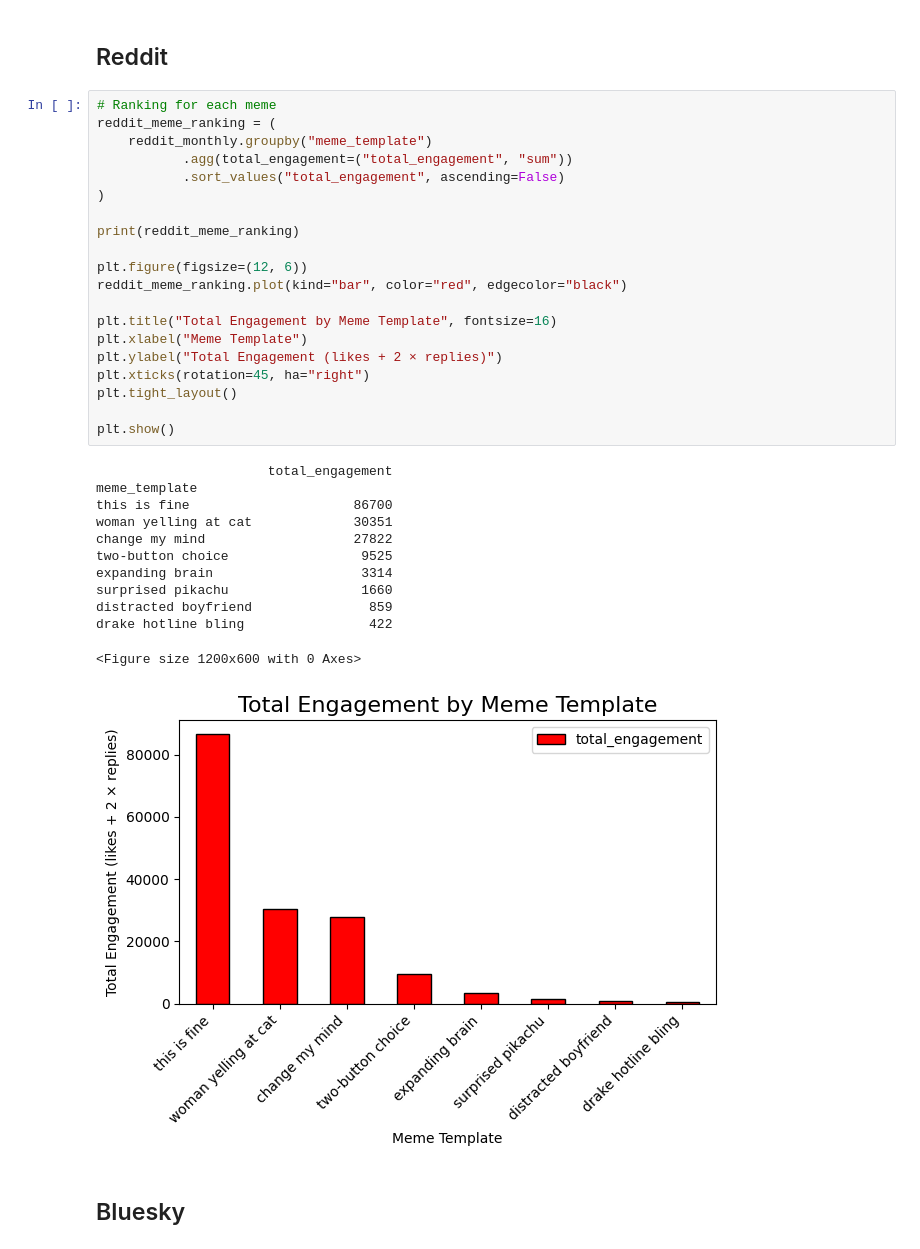
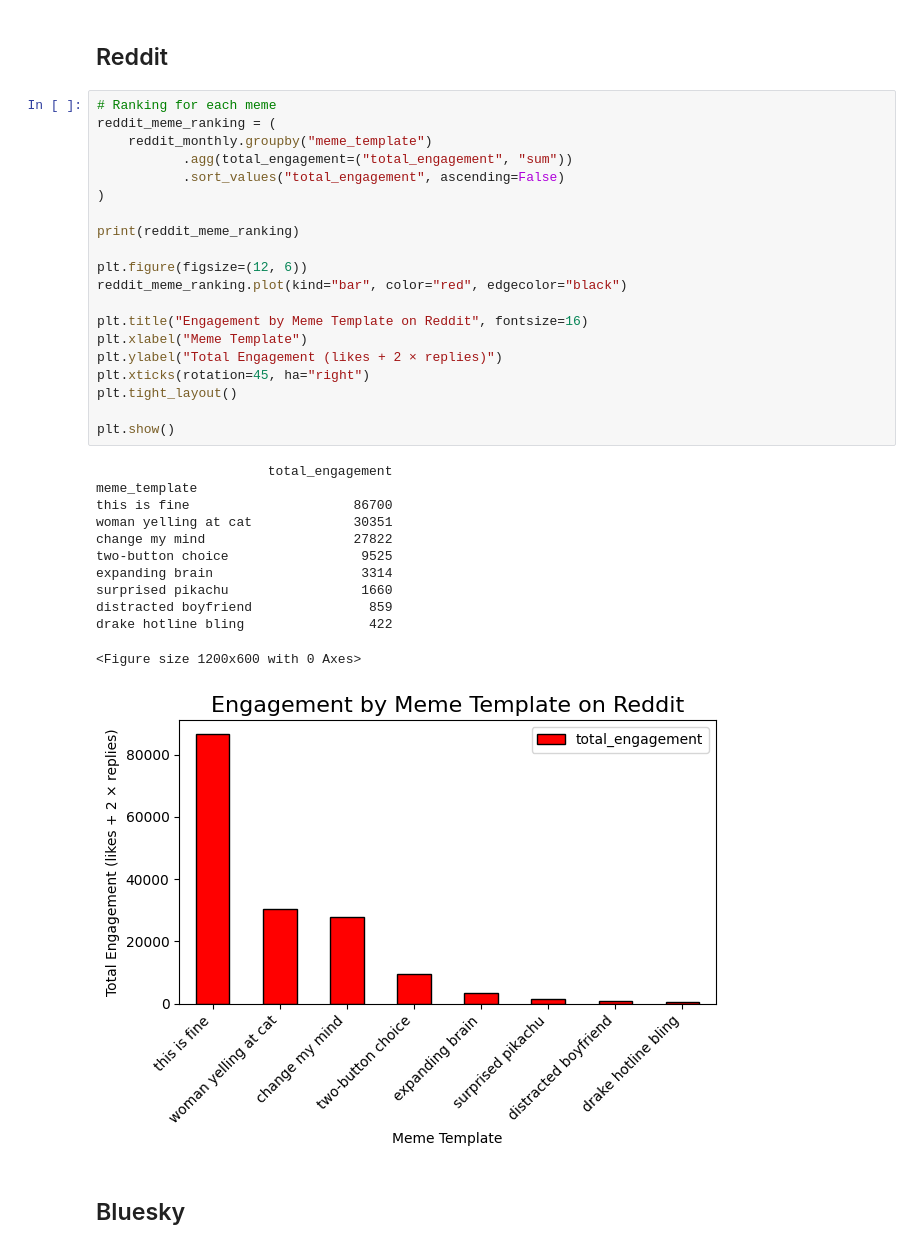
Before and after one commit to aksharabruno/meme-analysis-project, a Jupyter notebook: meme_project_outline.ipynb, the cells around one changed output. Saved outputs shown, nothing was run; the diff lists cells and outputs as text.

```diff
--- a/meme_project_outline.ipynb
+++ b/meme_project_outline.ipynb
@@ -1134,35 +1131,35 @@ for template in templates:
 # Ranking for each meme
 reddit_meme_ranking = (
     reddit_monthly.groupby("meme_template")
            .agg(total_engagement=("total_engagement", "sum"))
            .sort_values("total_engagement", ascending=False)
 )
 
 print(reddit_meme_ranking)
 
 plt.figure(figsize=(12, 6))
 reddit_meme_ranking.plot(kind="bar", color="red", edgecolor="black")
 
-plt.title("Total Engagement by Meme Template", fontsize=16)
+plt.title("Engagement by Meme Template on Reddit", fontsize=16)
 plt.xlabel("Meme Template")
 plt.ylabel("Total Engagement (likes + 2 × replies)")
 plt.xticks(rotation=45, ha="right")
 plt.tight_layout()
 
 plt.show()
 # %% [output]
                       total_engagement
 meme_template
 this is fine                     86700
 woman yelling at cat             30351
 change my mind                   27822
 two-button choice                 9525
 expanding brain                   3314
 surprised pikachu                 1660
 distracted boyfriend               859
 drake hotline bling                422
 <Figure size 1200x600 with 0 Axes>
-[figure, old version]
+[figure, new version]
 # %% [markdown]
 ## Bluesky
 # %%
```
Also changed, not shown: parts of 44 cells of this notebook.
